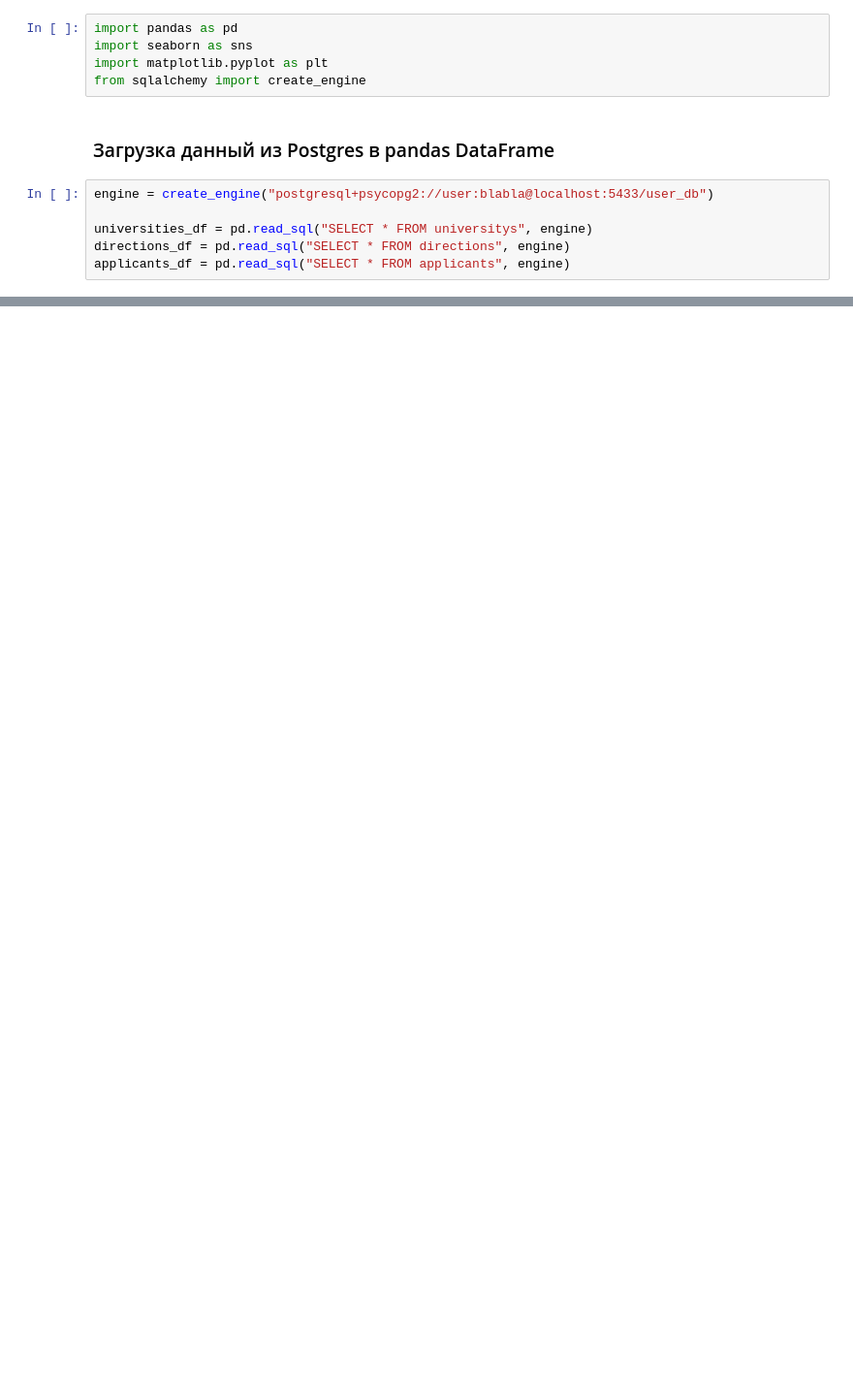
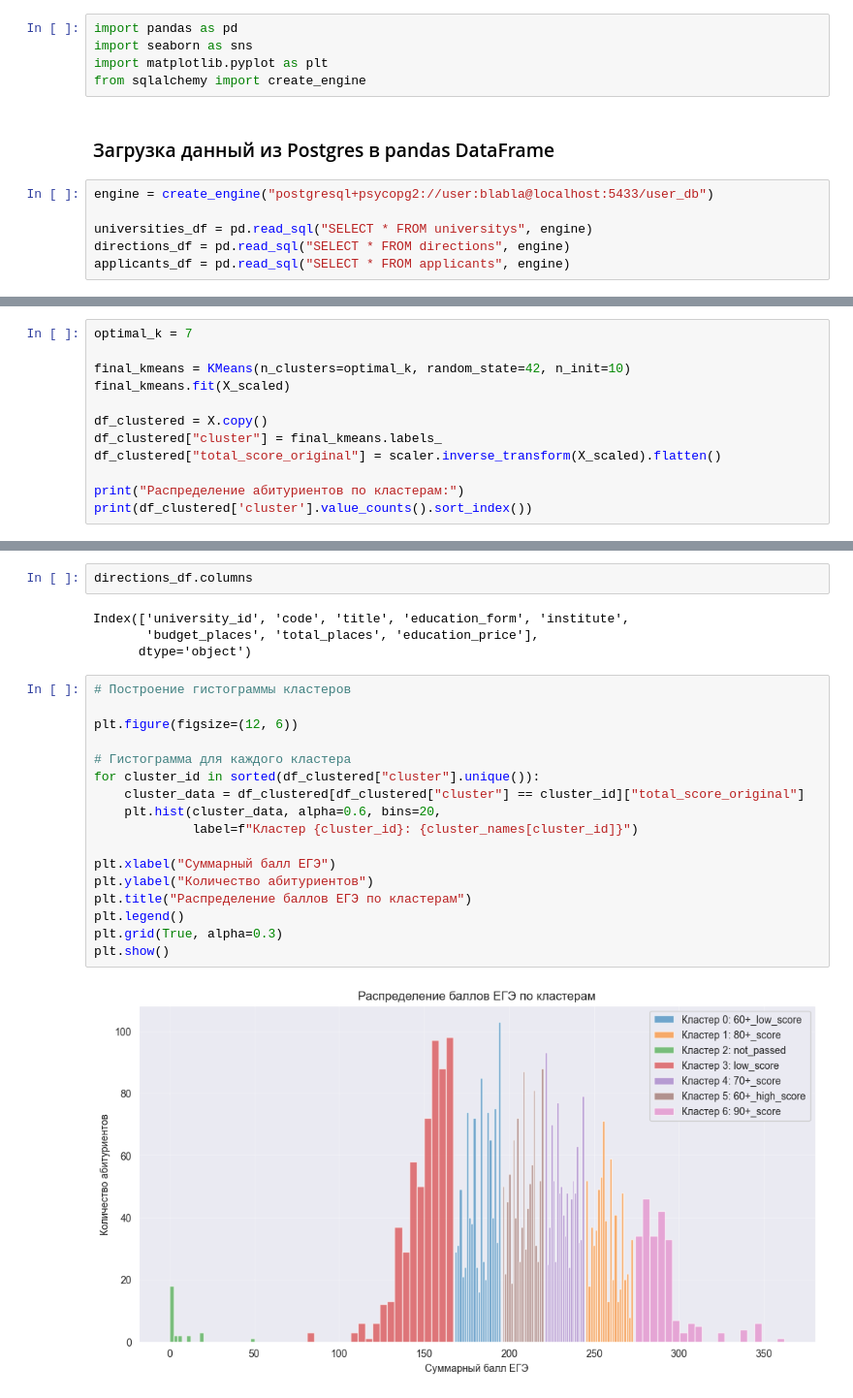
Before and after one commit to Andr171p/admission-analytics, a Jupyter notebook: not_admitted_applicants_analysis.ipynb, the cells around one changed output, grey strips where cells are left out. Shown at 97% size. Saved outputs shown, nothing was run; the diff lists cells and outputs as text; blank space fills up the shorter version.

```diff
--- a/not_admitted_applicants_analysis.ipynb
+++ b/not_admitted_applicants_analysis.ipynb
@@ -255,0 +164,12 @@ filtered_directions_df
+# %%
+optimal_k = 7
+
+final_kmeans = KMeans(n_clusters=optimal_k, random_state=42, n_init=10)
+final_kmeans.fit(X_scaled)
+
+df_clustered = X.copy()
+df_clustered["cluster"] = final_kmeans.labels_
+df_clustered["total_score_original"] = scaler.inverse_transform(X_scaled).flatten()
+
+print("Распределение абитуриентов по кластерам:")
+print(df_clustered['cluster'].value_counts().sort_index())
@@ -255,0 +282,25 @@ filtered_directions_df
+# %%
+directions_df.columns
+# %% [output]
+Index(['university_id', 'code', 'title', 'education_form', 'institute',
+       'budget_places', 'total_places', 'education_price'],
+      dtype='object')
+# %%
+# Построение гистограммы кластеров
+
+plt.figure(figsize=(12, 6))
+
+# Гистограмма для каждого кластера
+for cluster_id in sorted(df_clustered["cluster"].unique()):
+    cluster_data = df_clustered[df_clustered["cluster"] == cluster_id]["total_score_original"]
+    plt.hist(cluster_data, alpha=0.6, bins=20,
+             label=f"Кластер {cluster_id}: {cluster_names[cluster_id]}")
+
+plt.xlabel("Суммарный балл ЕГЭ")
+plt.ylabel("Количество абитуриентов")
+plt.title("Распределение баллов ЕГЭ по кластерам")
+plt.legend()
+plt.grid(True, alpha=0.3)
+plt.show()
+# %% [output]
+[figure, added]
```
Also changed, not shown: parts of 49 cells of this notebook.
